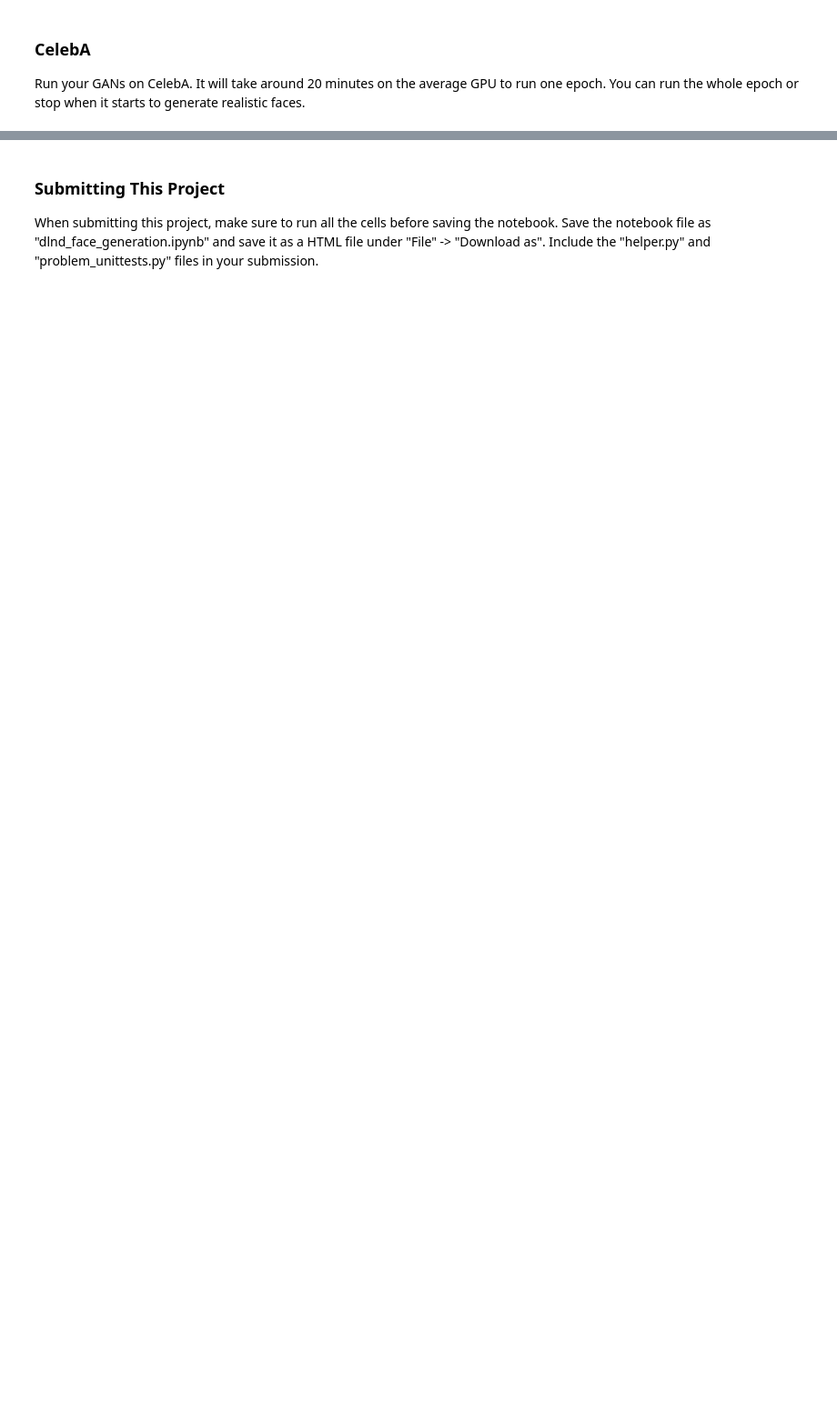
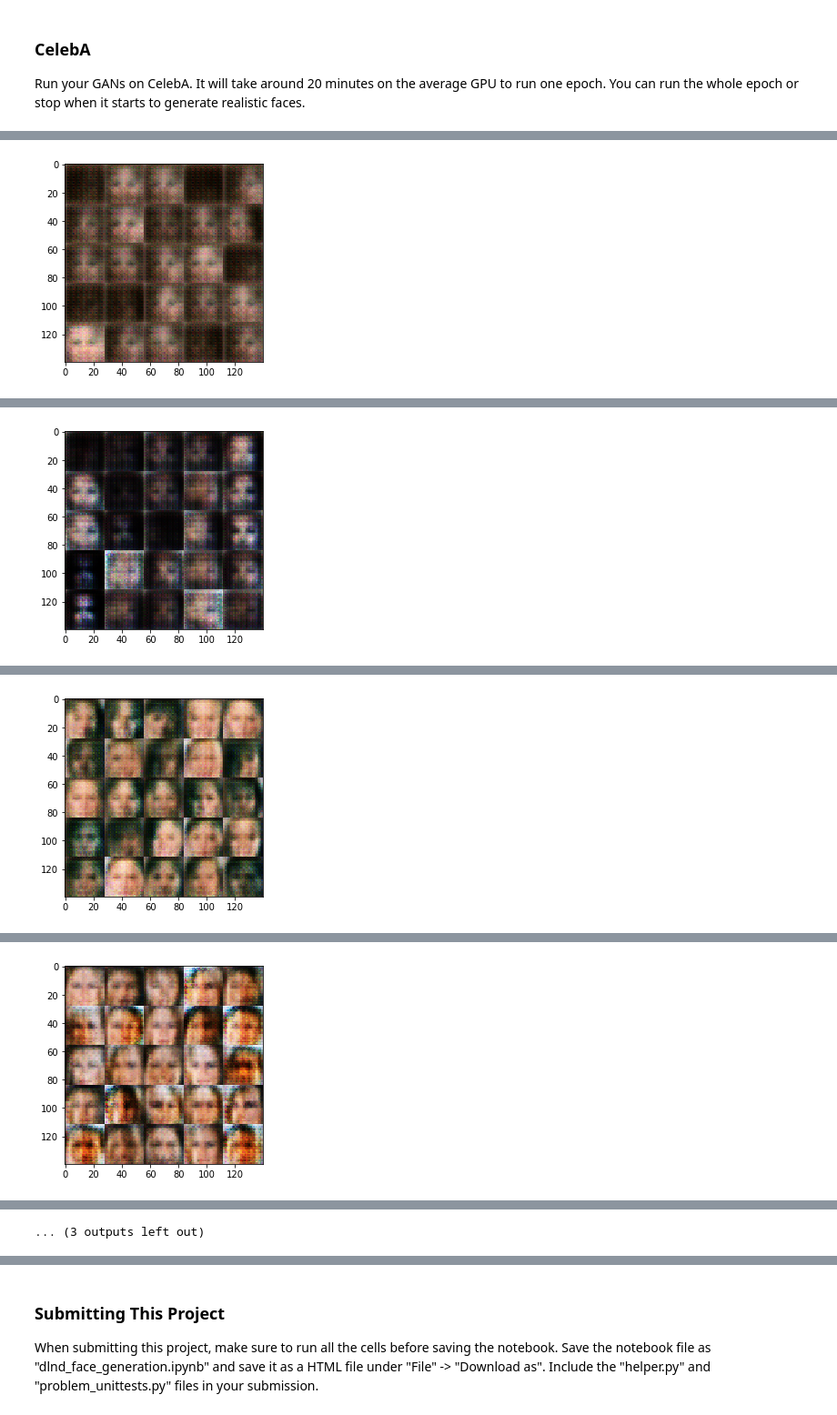
Before and after one commit to joytafty/nd101-jan-2017, a Jupyter notebook: face-generation-project-5-submission/dlnd_face_generation.ipynb, the cells around one changed output, grey strips where cells are left out. Shown at 91% size. Saved outputs shown, nothing was run; the diff lists cells and outputs as text; code cells hidden in the pictures; blank space fills up the shorter version.

```diff
--- a/face-generation-project-5-submission/dlnd_face_generation.ipynb
+++ b/face-generation-project-5-submission/dlnd_face_generation.ipynb
@@ -420,10 +508,10 @@ Epoch 4/3... Discriminator Loss: 0.7242... Generator Loss: 2.2079
 ### CelebA
 Run your GANs on CelebA.  It will take around 20 minutes on the average GPU to run one epoch.  You can run the whole epoch or stop when it starts to generate realistic faces.
 # %%
-batch_size = None
-z_dim = None
-learning_rate = None
-beta1 = None
+batch_size = 256
+z_dim = 100
+learning_rate = 0.0005
+beta1 = 0.5
 
 
 """
@@ -435,3 +523,4 @@ celeba_dataset = helper.Dataset('celeba', glob(os.path.join(data_dir, 'img_align
 with tf.Graph().as_default():
     train(epochs, batch_size, z_dim, learning_rate, beta1, celeba_dataset.get_batches,
           celeba_dataset.shape, celeba_dataset.image_mode)
+# %% [output]
@@ -437,0 +537 @@ with tf.Graph().as_default():
+[figure, added]
@@ -437,0 +548 @@ with tf.Graph().as_default():
+[figure, added]
@@ -437,0 +559 @@ with tf.Graph().as_default():
+[figure, added]
@@ -437,0 +570 @@ with tf.Graph().as_default():
+[figure, added]
@@ -437,0 +593 @@ with tf.Graph().as_default():
+... (3 outputs left out)
```
Also changed, not shown: parts of 7 cells of this notebook, 3 other files.
